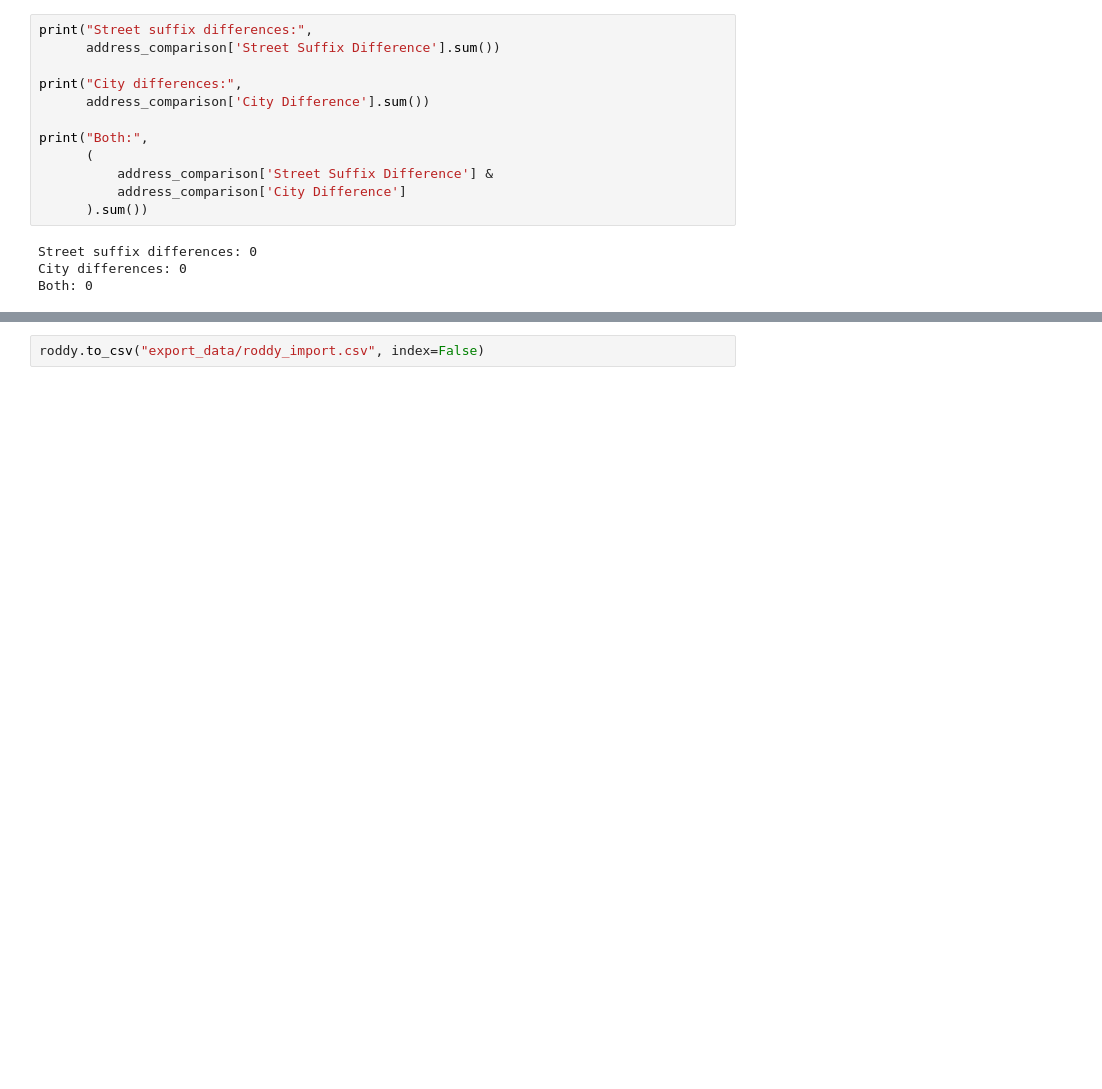
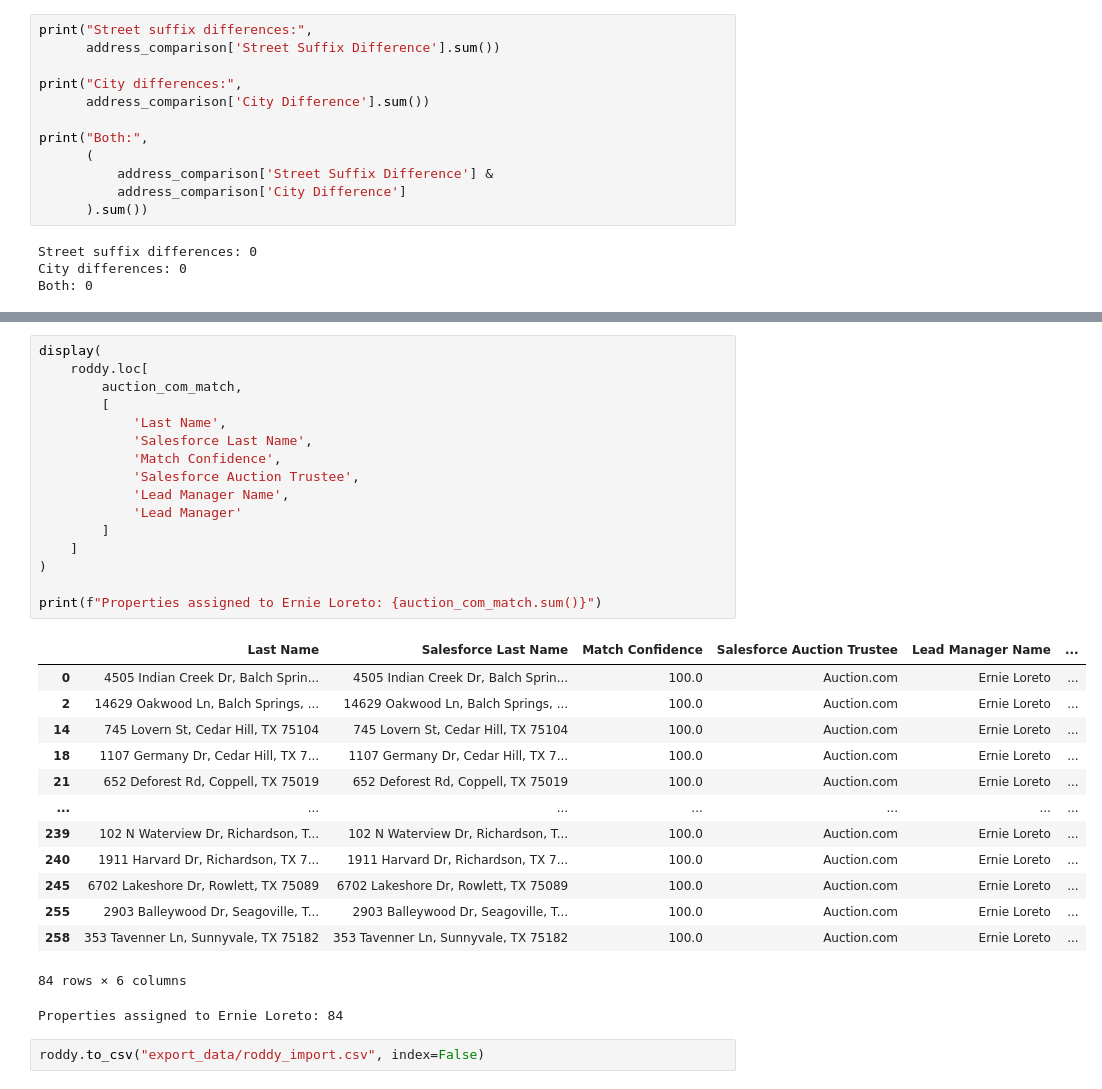
Before and after one commit to colleen-feaman/data-preprocessing-for-salesforce, a Jupyter notebook: roddy.ipynb, the cells around one changed output, grey strips where cells are left out. Cells and saved outputs as stored; diff of their text form; blank space fills up the shorter version.

```diff
--- a/roddy.ipynb
+++ b/roddy.ipynb
@@ -397,2 +453,33 @@ display(low_confidence[
+# %%
+display(
+    roddy.loc[
+        auction_com_match,
+        [
+            'Last Name',
+            'Salesforce Last Name',
+            'Match Confidence',
+            'Salesforce Auction Trustee',
+            'Lead Manager Name',
+            'Lead Manager'
+        ]
+    ]
+)
+
+print(f"Properties assigned to Ernie Loreto: {auction_com_match.sum()}")
+# %% [output]
+|  | Last Name | Salesforce Last Name | Match Confidence | Salesforce Auction Trustee | Lead Manager Name | ... |
+| 0 | 4505 Indian Creek Dr, Balch Sprin... | 4505 Indian Creek Dr, Balch Sprin... | 100.0 | Auction.com | Ernie Loreto | ... |
+| 2 | 14629 Oakwood Ln, Balch Springs, ... | 14629 Oakwood Ln, Balch Springs, ... | 100.0 | Auction.com | Ernie Loreto | ... |
+| 14 | 745 Lovern St, Cedar Hill, TX 75104 | 745 Lovern St, Cedar Hill, TX 75104 | 100.0 | Auction.com | Ernie Loreto | ... |
+| 18 | 1107 Germany Dr, Cedar Hill, TX 7... | 1107 Germany Dr, Cedar Hill, TX 7... | 100.0 | Auction.com | Ernie Loreto | ... |
+| 21 | 652 Deforest Rd, Coppell, TX 75019 | 652 Deforest Rd, Coppell, TX 75019 | 100.0 | Auction.com | Ernie Loreto | ... |
+| ... | ... | ... | ... | ... | ... | ... |
+| 239 | 102 N Waterview Dr, Richardson, T... | 102 N Waterview Dr, Richardson, T... | 100.0 | Auction.com | Ernie Loreto | ... |
+| 240 | 1911 Harvard Dr, Richardson, TX 7... | 1911 Harvard Dr, Richardson, TX 7... | 100.0 | Auction.com | Ernie Loreto | ... |
+| 245 | 6702 Lakeshore Dr, Rowlett, TX 75089 | 6702 Lakeshore Dr, Rowlett, TX 75089 | 100.0 | Auction.com | Ernie Loreto | ... |
+| 255 | 2903 Balleywood Dr, Seagoville, T... | 2903 Balleywood Dr, Seagoville, T... | 100.0 | Auction.com | Ernie Loreto | ... |
+| 258 | 353 Tavenner Ln, Sunnyvale, TX 75182 | 353 Tavenner Ln, Sunnyvale, TX 75182 | 100.0 | Auction.com | Ernie Loreto | ... |
+84 rows × 6 columns
+Properties assigned to Ernie Loreto: 84
 # %%
 roddy.to_csv("export_data/roddy_import.csv", index=False)
```
Also changed, not shown: parts of 9 cells of this notebook, 11 other files.
